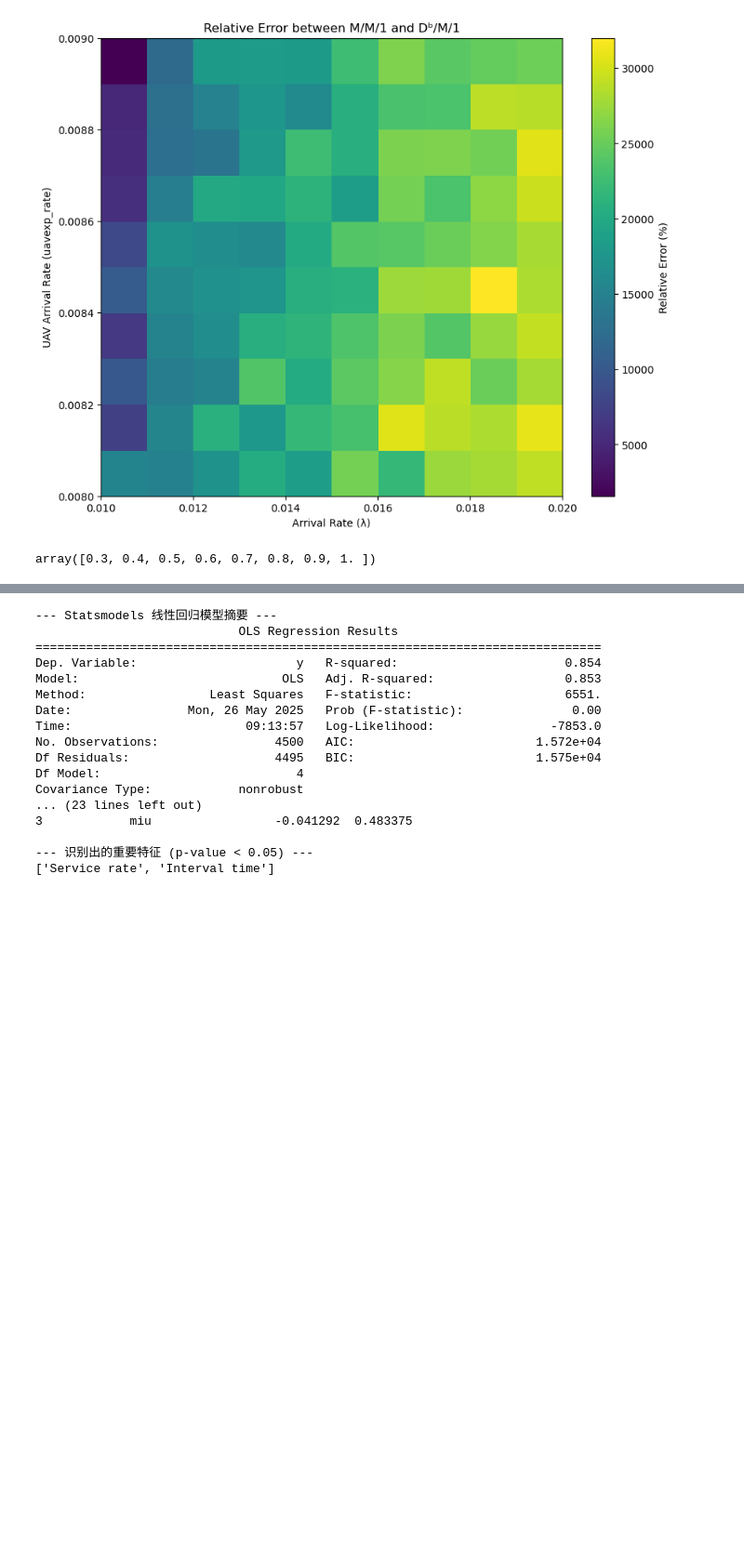
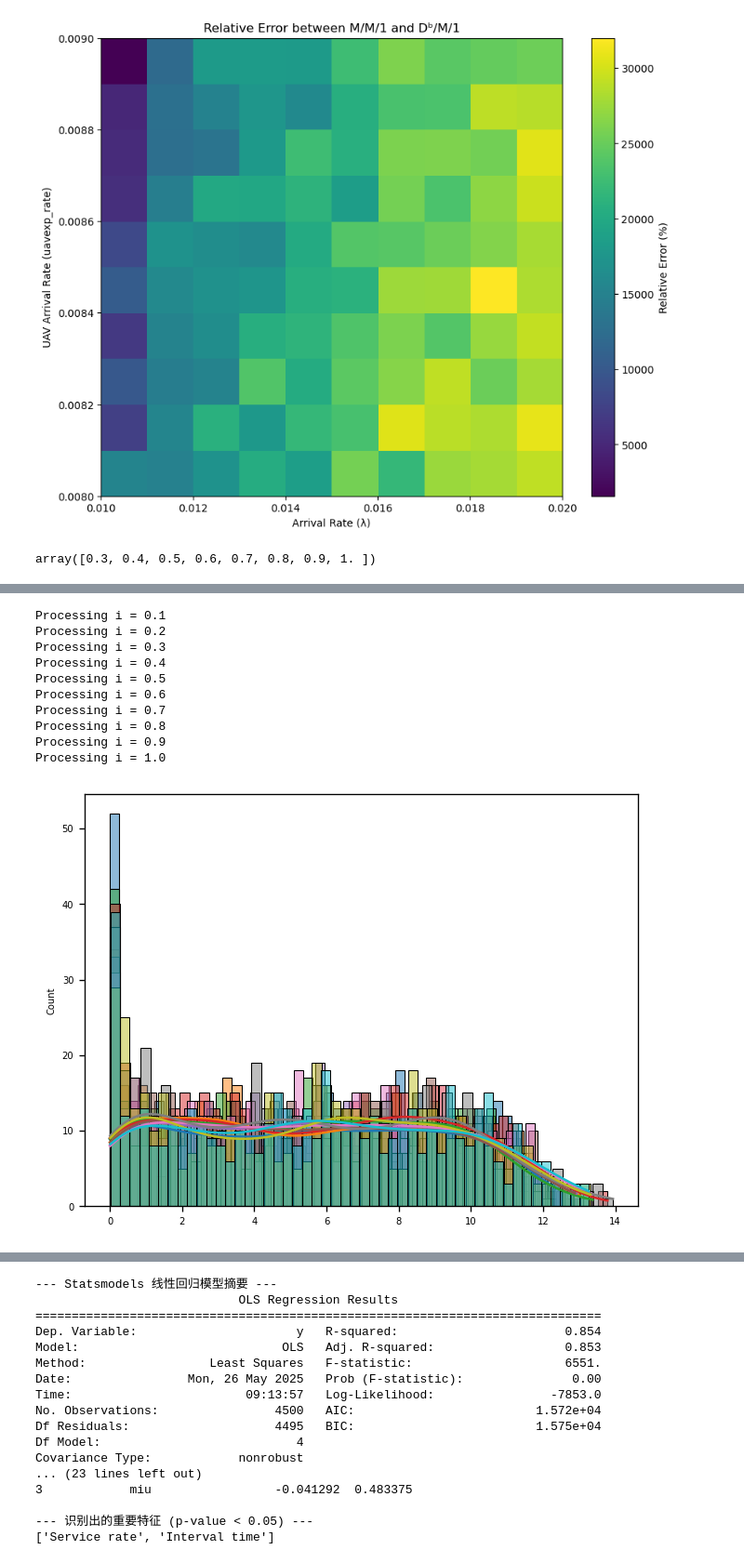
Before and after one commit to miluosi/uav-simulation, a Jupyter notebook: uavsimulation.ipynb, the cells around one changed output, grey strips where cells are left out. Shown at 93% size. Drawn from its saved outputs; the diff is of its cells as text; code cells hidden in the pictures; blank space fills up the shorter version.

```diff
--- a/uavsimulation.ipynb
+++ b/uavsimulation.ipynb
@@ -1104,0 +1464,20 @@ UAV Waiting List Coefficients: [11.7333513]
+# %%
+import seaborn as sns
+for num,i in enumerate(np.linspace(0.1, 1, 10)):
+    print(f"Processing i = {np.round(i,1)}")
+    # Assuming these files exist in your directory
+    p1 = np.load(f'dbm1_{np.round(i,1)}.npz')
+    waitlist = p1['uavwaitinglist'].reshape(500, )
+    sns.histplot(x=waitlist, bins=50, kde=True)
+# %% [output]
+Processing i = 0.1
+Processing i = 0.2
+Processing i = 0.3
+Processing i = 0.4
+Processing i = 0.5
+Processing i = 0.6
+Processing i = 0.7
+Processing i = 0.8
+Processing i = 0.9
+Processing i = 1.0
+[figure, added]
```
Also changed, not shown: parts of 50 cells of this notebook, 3 other files.
